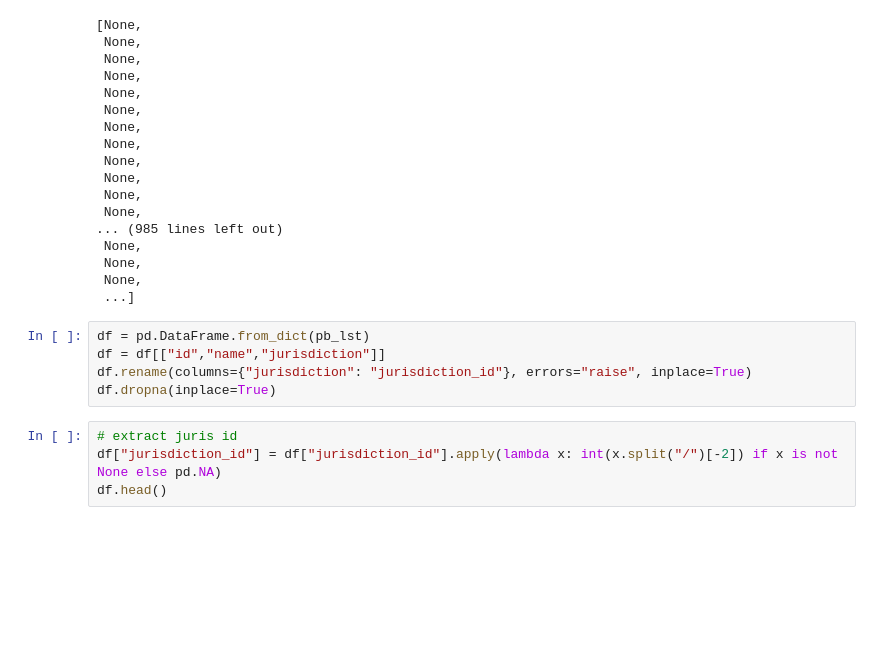
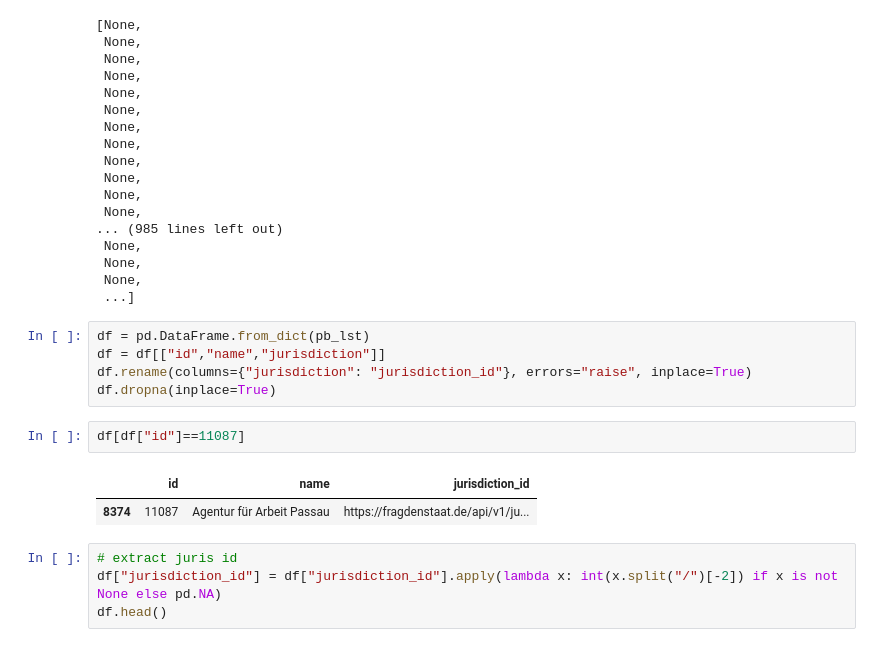
Before and after one commit to CorrelAid/fds_dashboard, a Jupyter notebook: db/python_scripts/pp_test.ipynb, the cells around one changed output. Drawn from its saved outputs; the diff is of its cells as text; blank space fills up the shorter version.

```diff
--- a/db/python_scripts/pp_test.ipynb
+++ b/db/python_scripts/pp_test.ipynb
@@ -151,6 +100,11 @@ df = pd.DataFrame.from_dict(pb_lst)
 df = df[["id","name","jurisdiction"]]
 df.rename(columns={"jurisdiction": "jurisdiction_id"}, errors="raise", inplace=True)
 df.dropna(inplace=True)
+# %%
+df[df["id"]==11087]
+# %% [output]
+|  | id | name | jurisdiction_id |
+| 8374 | 11087 | Agentur für Arbeit Passau | https://fragdenstaat.de/api/v1/ju... |
 # %%
 # extract juris id
 df["jurisdiction_id"] = df["jurisdiction_id"].apply(lambda x: int(x.split("/")[-2]) if x is not None else pd.NA)
```
Also changed, not shown: parts of 6 cells of this notebook, 3 other files.
